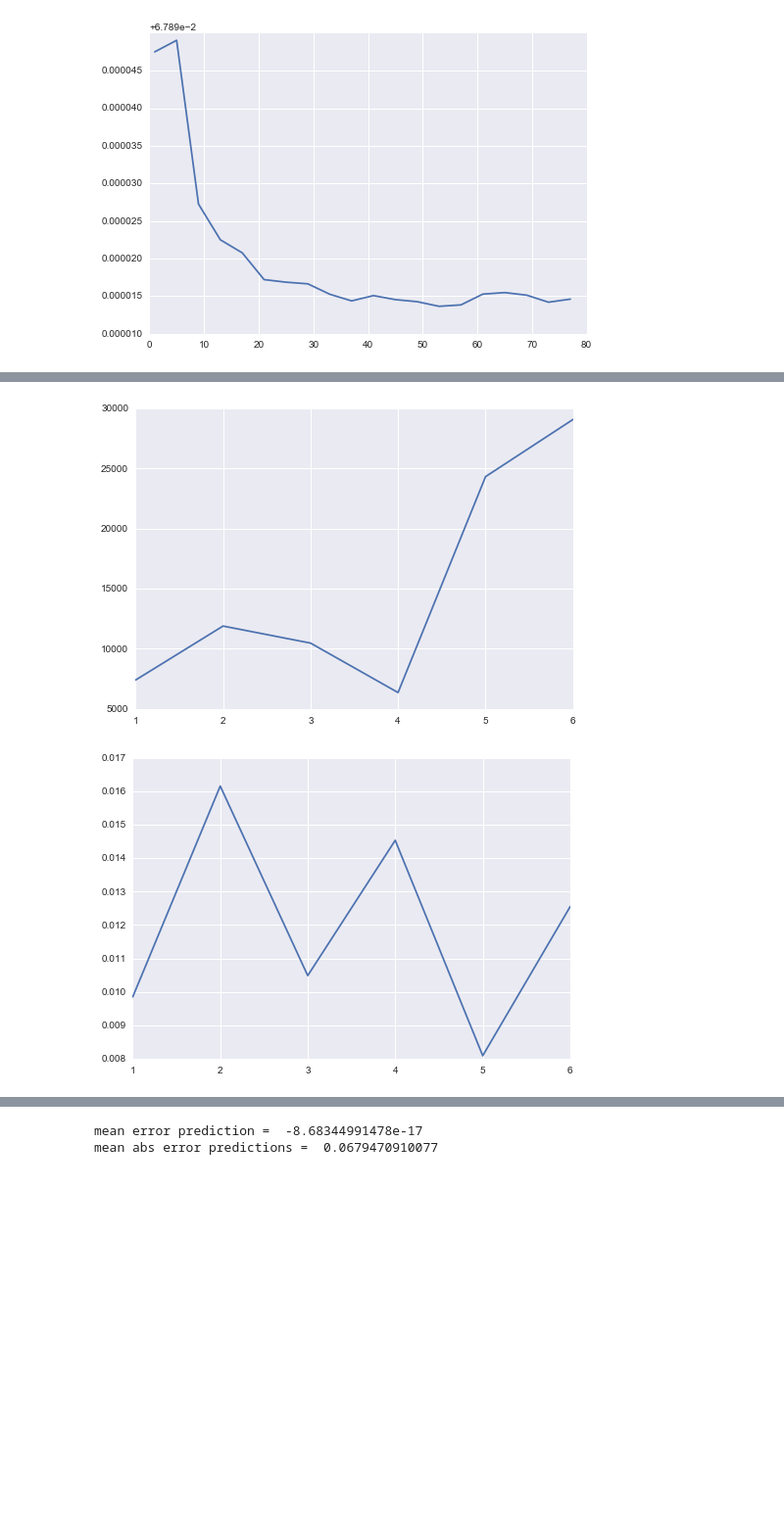
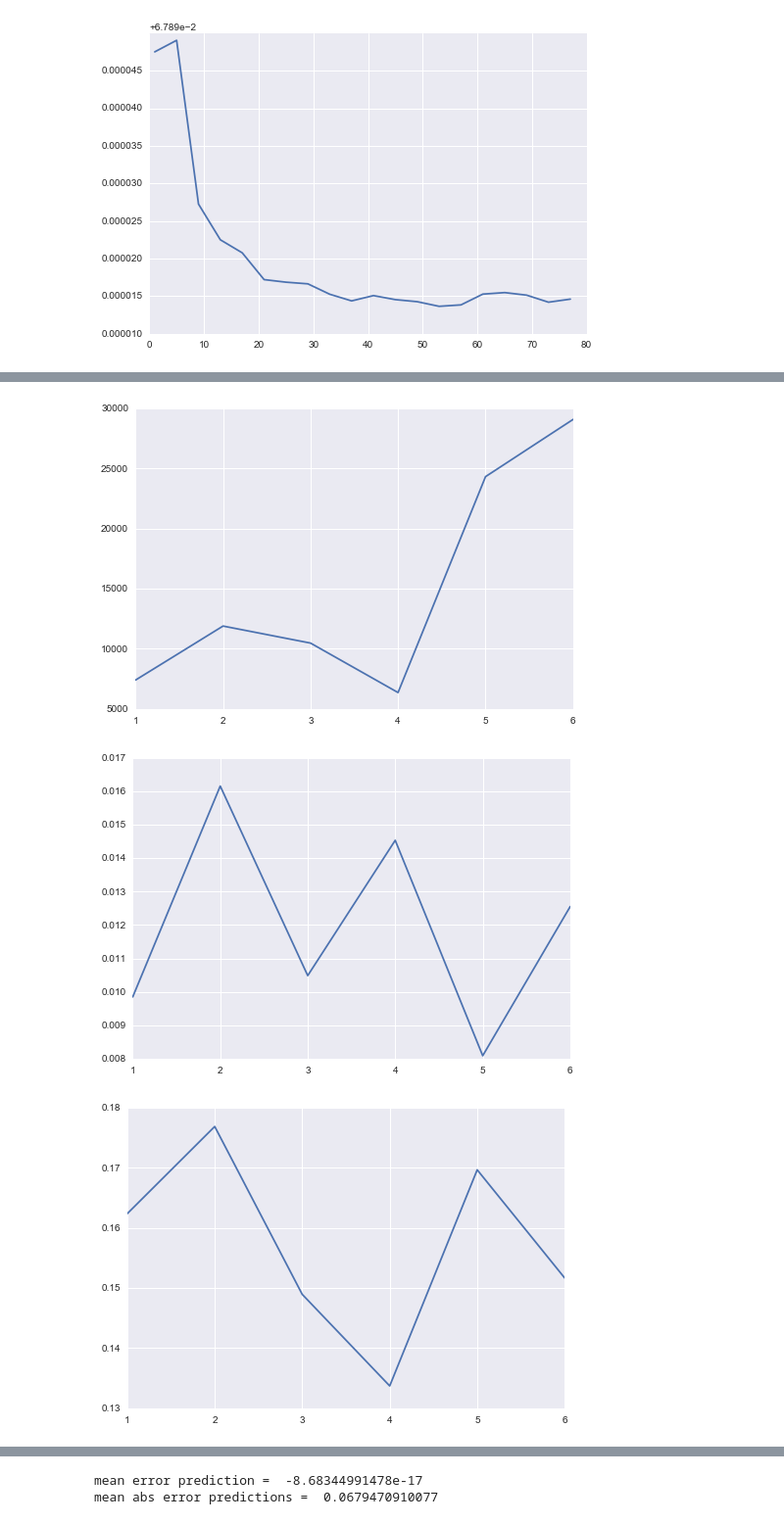
Before and after one commit to MatthewMcGonagle/KaggleZillow, a Jupyter notebook: AnisotropicDiffusionYearBuilt.ipynb, the cells around one changed output, grey strips where cells are left out. Shown: that part at 98% size. Drawn from its saved outputs; the diff is of its cells as text; code cells hidden in the pictures; blank space fills up the shorter version.

```diff
--- a/AnisotropicDiffusionYearBuilt.ipynb
+++ b/AnisotropicDiffusionYearBuilt.ipynb
@@ -155,33 +160,38 @@ plt.show()
 # Investigate these peaks that have formed in the year built distribution.
 
 diffusion_cat = diffusions.copy()
 for i in range(len(diffusion_cat)):
     val = diffusion_cat[i]
     if 1955 < val and val < 1960:
         diffusion_cat[i] = 1
     elif 1960 < val and val < 1968:
         diffusion_cat[i] = 2
     elif 1970 < val and val < 1977:
         diffusion_cat[i] = 3
     elif 1987 < val and val < 1992:
         diffusion_cat[i] = 4
     elif 1930 < val and val < 1980:
         diffusion_cat[i] = 5
     else:
         diffusion_cat[i] = 6
 
 vals_df['diffusion_cat'] = diffusion_cat.T
 
 grouped_df = vals_df.groupby('diffusion_cat').count()
 plt.plot(grouped_df.index, grouped_df['logerror'])
 plt.show()
 
 grouped_df = vals_df.groupby('diffusion_cat').mean()
 plt.plot(grouped_df.index, grouped_df['logerror'])
 plt.show()
+
+grouped_df = vals_df.groupby('diffusion_cat').std()
+plt.plot(grouped_df.index, grouped_df['logerror'])
+plt.show()
 # %% [output]
 [figure]
 [figure]
+[figure, added]
 # %%
 # Now try just simply using the mean values of diffusion category.
 grouped_df = vals_df.groupby('diffusion_cat').mean()
```
Also changed, not shown: parts of 3 cells of this notebook.
